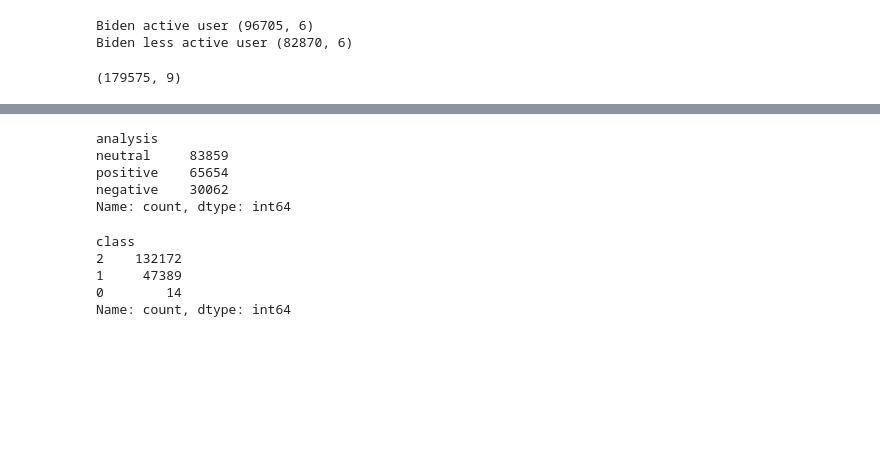
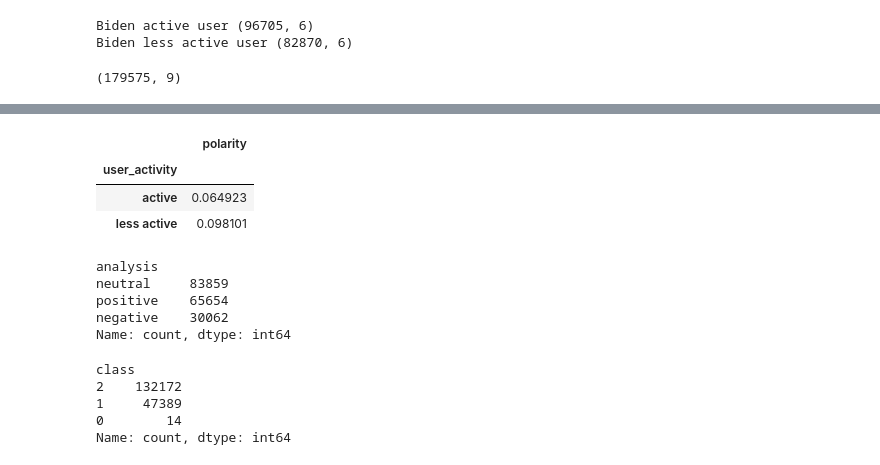
Before and after one commit to GhazaleZe/Political-Polarization-in-Comments, a Jupyter notebook: biden_final.ipynb, the cells around one changed output, grey strips where cells are left out. Cells and saved outputs as stored; diff of their text form; code cells hidden in the pictures; blank space fills up the shorter version.

```diff
--- a/Civility.ipynb
+++ b/biden_final.ipynb
@@ -113,6 +113,13 @@ sorted_biden.head()
 | 94 | 139823781.0 | 59403.0 | 7489.0 | god bette scared god fascist whit... | 1 | active | 0.4500 | 0.080000 | positive |
 | 90 | 139823781.0 | 59345.0 | 2838.0 | wonderful speech tonight presiden... | 2 | active | 0.6800 | 0.522500 | positive |
 | 92 | 139823781.0 | 45540.0 | 6133.0 | god bette scared fascist whitehou... | 1 | active | 0.5625 | 0.100000 | positive |
+# %%
+sorted_biden.groupby('user_activity')[['polarity']].mean()
+# %% [output]
+|  | polarity |
+| user_activity |  |
+| active | 0.064923 |
+| less active | 0.098101 |
 # %%
 biden_df.analysis.value_counts()
 # %% [output]
```
Also changed, not shown: 2 other files.
